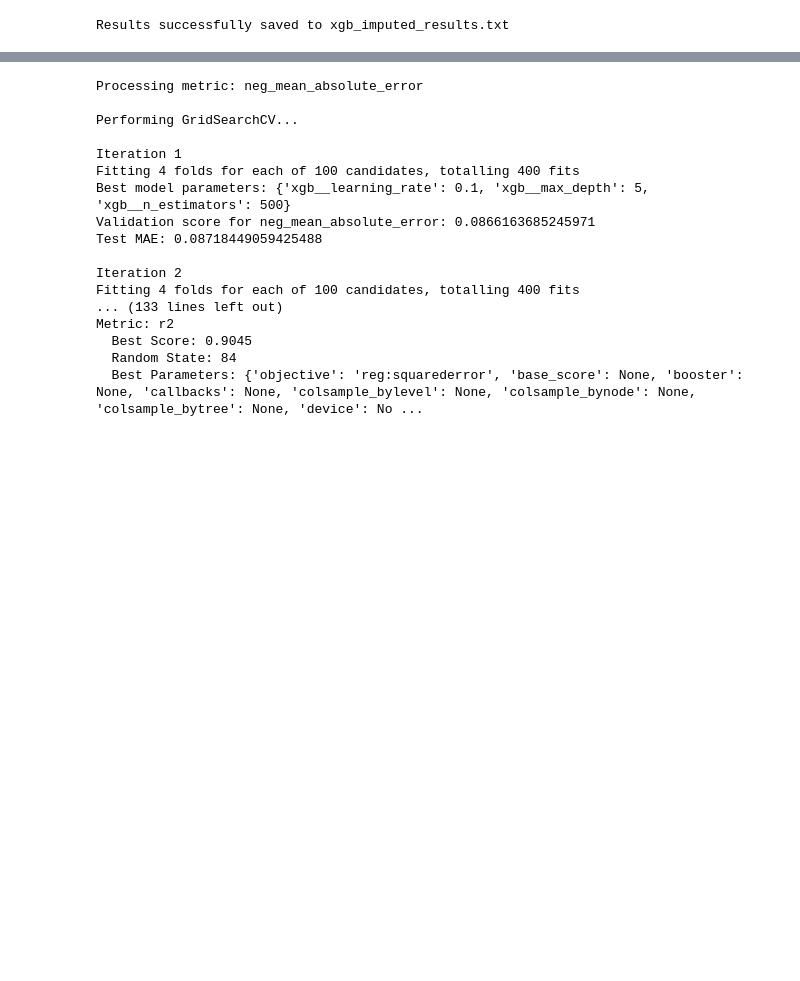
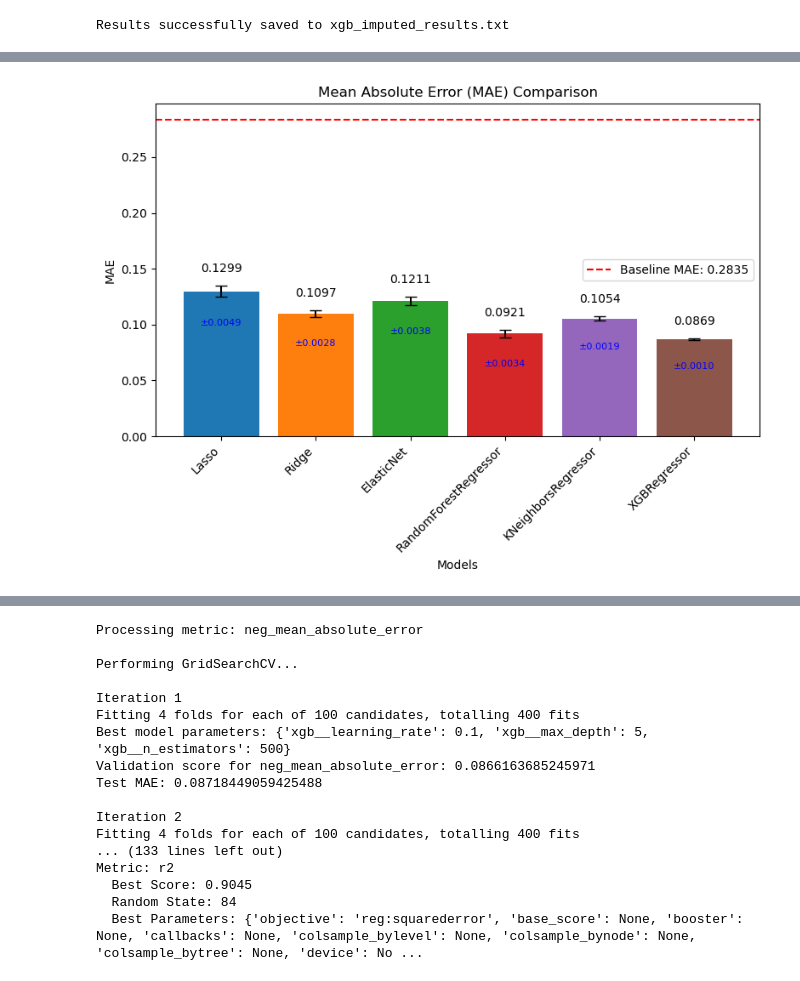
Before and after one commit to lshiyu4210/used_car_price_prediction, a Jupyter notebook: src/ML_pipeline.ipynb, the cells around one changed output, grey strips where cells are left out. Drawn from its saved outputs; the diff is of its cells as text; code cells hidden in the pictures; blank space fills up the shorter version.

```diff
--- a/src/ML_pipeline.ipynb
+++ b/src/ML_pipeline.ipynb
@@ -649,0 +683,98 @@ plt.show()
+# %%
+# Plot MAE
+plt.figure(figsize=(8, 6))
+for i, model in enumerate(model_names):
+    bar = plt.bar(model, means_mae[i], yerr=stds_mae[i], capsize=5, color=colors[i])
+    # Display mean value
+    plt.text(
+        bar[0].get_x() + bar[0].get_width() / 2,
+        bar[0].get_height() + stds_mae[i] + 0.01,
+        f'{means_mae[i]:.4f}',
+        ha='center',
+        va='bottom'
+    )
+    # Display standard deviation
+    plt.text(
+        bar[0].get_x() + bar[0].get_width() / 2,
+        bar[0].get_height() - stds_mae[i] - 0.02,  # Slightly below the bar
+        f'±{stds_mae[i]:.4f}',
+        ha='center',
+        va='top',
+        fontsize=8,
+        color='blue'
+    )
+plt.axhline(baseline_mae, color='red', linestyle='--', label=f'Baseline MAE: {baseline_mae:.4f}')
+plt.title('Mean Absolute Error (MAE) Comparison')
+plt.ylabel('MAE')
+plt.xlabel('Models')
+plt.xticks(rotation=45, ha='right')
+plt.legend()
+plt.tight_layout()
+plt.savefig('../figures/MAE.png', format='png', dpi=300, bbox_inches='tight')
+plt.show()
+
+# Plot RMSE
+plt.figure(figsize=(8, 6))
+for i, model in enumerate(model_names):
+    bar = plt.bar(model, means_rmse[i], yerr=stds_rmse[i], capsize=5, color=colors[i])
+    # Display mean value
+    plt.text(
+        bar[0].get_x() + bar[0].get_width() / 2,
+        bar[0].get_height() + stds_rmse[i] + 0.01,
+        f'{means_rmse[i]:.4f}',
+        ha='center',
+        va='bottom'
+    )
+    # Display standard deviation
+    plt.text(
+        bar[0].get_x() + bar[0].get_width() / 2,
+        bar[0].get_height() - stds_rmse[i] - 0.02,
+        f'±{stds_rmse[i]:.4f}',
+        ha='center',
+        va='top',
+        fontsize=8,
+        color='blue'
+    )
+plt.axhline(baseline_rmse, color='red', linestyle='--', label=f'Baseline RMSE: {baseline_rmse:.4f}')
+plt.title('Root Mean Squared Error (RMSE) Comparison')
+plt.ylabel('RMSE')
+plt.xlabel('Models')
+plt.xticks(rotation=45, ha='right')
+plt.legend()
+plt.tight_layout()
+plt.savefig('../figures/RMSE.png', format='png', dpi=300, bbox_inches='tight')
+plt.show()
+
+# Plot R²
+plt.figure(figsize=(8, 6))
+for i, model in enumerate(model_names):
+    bar = plt.bar(model, means_r2[i], yerr=stds_r2[i], capsize=5, color=colors[i])
+    # Display mean value
+    plt.text(
+        bar[0].get_x() + bar[0].get_width() / 2,
+        bar[0].get_height() + stds_r2[i] + 0.01,
+        f'{means_r2[i]:.4f}',
+        ha='center',
+        va='bottom'
+    )
+    # Display standard deviation
+    plt.text(
+        bar[0].get_x() + bar[0].get_width() / 2,
+        bar[0].get_height() - stds_r2[i] - 0.02,
+        f'±{stds_r2[i]:.4f}',
+        ha='center',
+        va='top',
+        fontsize=8,
+        color='blue'
+    )
+plt.axhline(baseline_r2, color='red', linestyle='--', label=f'Baseline R²: {baseline_r2:.4f}')
+plt.title('R² Score Comparison')
+plt.ylabel('R²')
+plt.xlabel('Models')
+plt.xticks(rotation=45, ha='right')
+plt.legend()
+plt.tight_layout()
+plt.savefig('../figures/R2.png', format='png', dpi=300, bbox_inches='tight')
+plt.show()
+# %% [output]
+[figure, added]
```
Also changed, not shown: parts of 4 cells of this notebook, 5 other files.
